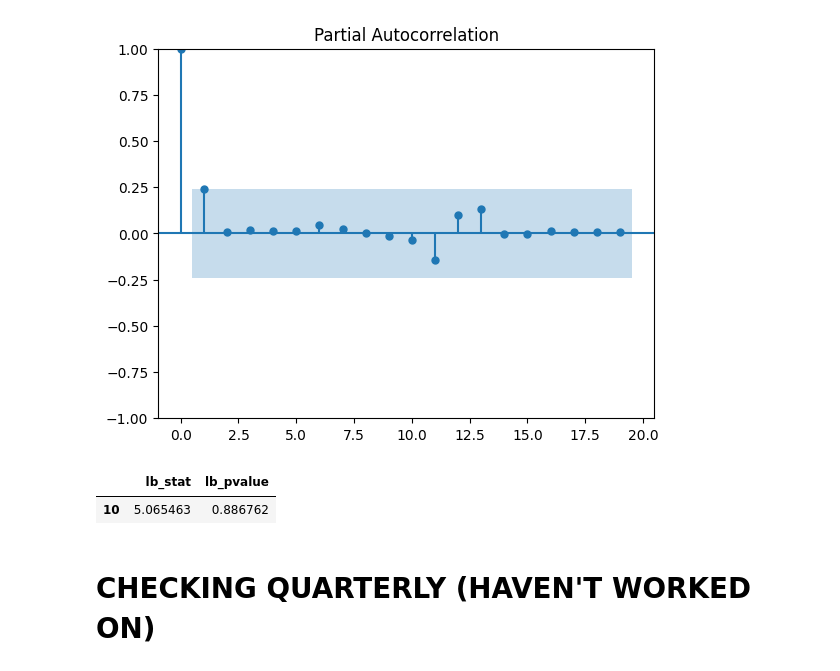
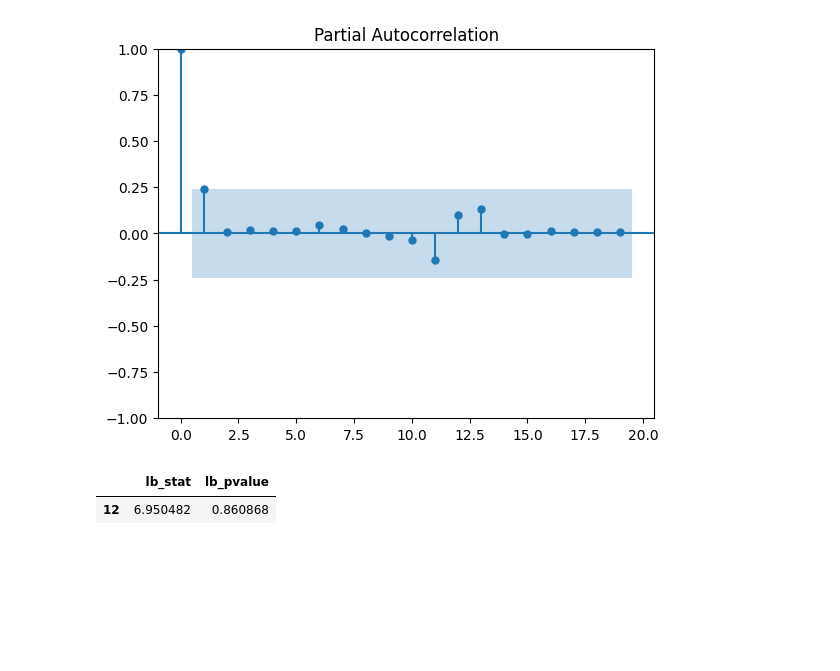
Before and after one commit to kevinserr/Time_Series_Forecast_of_Homelessness_in_NYC_with_Local_Model_Deployment, a Jupyter notebook: python/model_training.ipynb, the cells around one changed output. Saved outputs shown, nothing was run; the diff lists cells and outputs as text; code cells hidden in the pictures; blank space fills up the shorter version.

```diff
--- a/python/model_training.ipynb
+++ b/python/model_training.ipynb
@@ -590,10 +601,8 @@ plot_pacf(resultsSarimax.resid)
 [figure]
 [figure]
 # %%
-lb_test_results = acorr_ljungbox(resultsSarimax.resid, lags=[10], return_df=True)
+lb_test_results = acorr_ljungbox(resultsSarimax.resid, lags=[12], return_df=True)
 lb_test_results
 # %% [output]
 |  | lb_stat | lb_pvalue |
-| 10 | 5.065463 | 0.886762 |
+| 12 | 6.950482 | 0.860868 |
-# %% [markdown]
-# CHECKING QUARTERLY (HAVEN'T WORKED ON)
```
Also changed, not shown: parts of 39 cells of this notebook, 1 other file.
